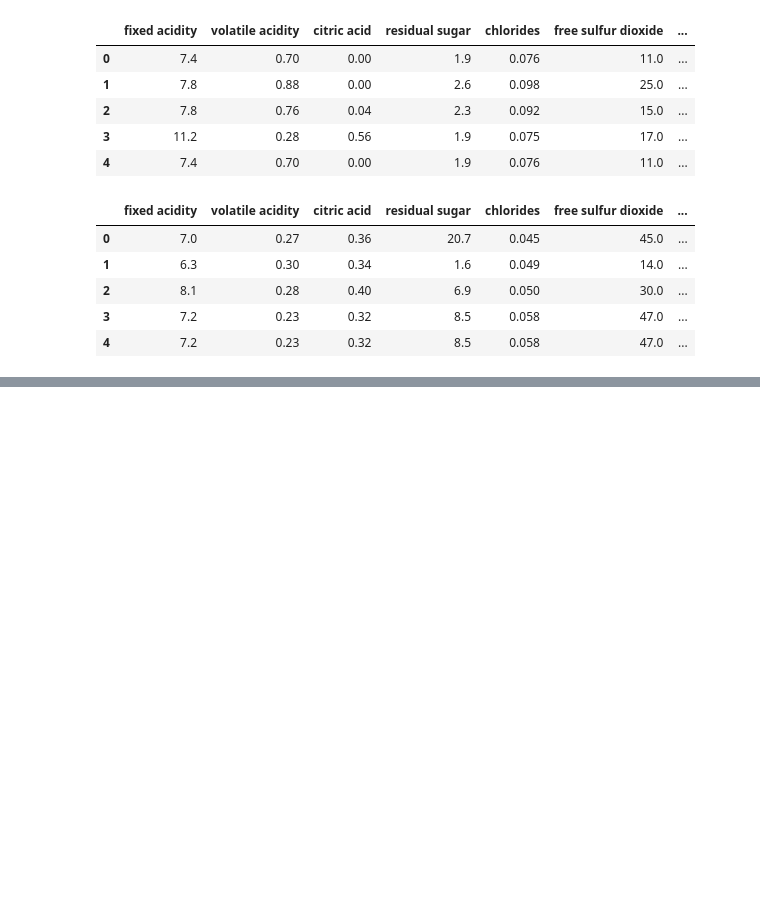
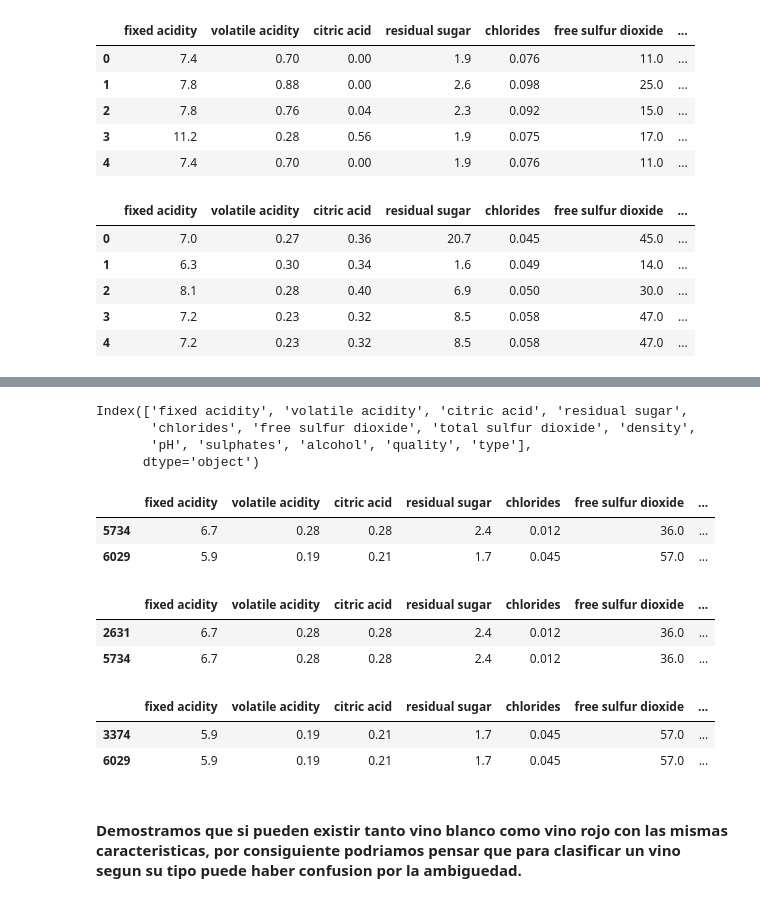
Before and after one commit to 16danielvm/Wine_Classification, a Jupyter notebook: EDAwines.ipynb, the cells around one changed output, grey strips where cells are left out. Drawn from its saved outputs; the diff is of its cells as text; code cells hidden in the pictures; blank space fills up the shorter version.

```diff
--- a/EDAwines.ipynb
+++ b/EDAwines.ipynb
@@ -35,0 +153,2 @@ Dimesiones del dataset de vino blanco:  (4898, 12)
+# %%
+df_wines = df_wines.drop_duplicates(keep='first')
@@ -35,0 +163,29 @@ Dimesiones del dataset de vino blanco:  (4898, 12)
+# %%
+df_wines.columns
+# %% [output]
+Index(['fixed acidity', 'volatile acidity', 'citric acid', 'residual sugar',
+       'chlorides', 'free sulfur dioxide', 'total sulfur dioxide', 'density',
+       'pH', 'sulphates', 'alcohol', 'quality', 'type'],
+      dtype='object')
+# %%
+df_wines[df_wines.duplicated(subset=['fixed acidity', 'volatile acidity', 'citric acid', 'residual sugar',
+       'chlorides', 'free sulfur dioxide', 'total sulfur dioxide', 'density',
+       'pH', 'sulphates', 'alcohol', 'quality'])]
+# %% [output]
+|  | fixed acidity | volatile acidity | citric acid | residual sugar | chlorides | free sulfur dioxide | ... |
+| 5734 | 6.7 | 0.28 | 0.28 | 2.4 | 0.012 | 36.0 | ... |
+| 6029 | 5.9 | 0.19 | 0.21 | 1.7 | 0.045 | 57.0 | ... |
+# %%
+df_wines[(df_wines['fixed acidity'] == 6.7) & (df_wines['volatile acidity'] == 0.28) & (df_wines['citric acid'] == 0.28) & (df_wines['residual sugar'] == 2.4) & (df_wines['chlorides'] == 0.012) & (df_wines['free sulfur dioxide'] == 36.0) & (df_wines['total sulfur dioxide'] == 100.0) & (df_wines['density'] == 0.99064 ) & (df_wines['pH'] == 3.26) & (df_wines['sulphates'] == 0.39) & (df_wines['alcohol'] == 11.7) & (df_wines['quality'] == 7)]
+# %% [output]
+|  | fixed acidity | volatile acidity | citric acid | residual sugar | chlorides | free sulfur dioxide | ... |
+| 2631 | 6.7 | 0.28 | 0.28 | 2.4 | 0.012 | 36.0 | ... |
+| 5734 | 6.7 | 0.28 | 0.28 | 2.4 | 0.012 | 36.0 | ... |
+# %%
+df_wines[(df_wines['fixed acidity'] == 5.9) & (df_wines['volatile acidity'] == 0.19) & (df_wines['citric acid'] == 0.21) & (df_wines['residual sugar'] == 1.7) & (df_wines['chlorides'] == 0.045) & (df_wines['free sulfur dioxide'] == 57.0) & (df_wines['total sulfur dioxide'] == 135.0) & (df_wines['density'] == 0.99341 ) & (df_wines['pH'] == 3.32) & (df_wines['sulphates'] == 0.44) & (df_wines['alcohol'] == 9.5) & (df_wines['quality'] == 5)]
+# %% [output]
+|  | fixed acidity | volatile acidity | citric acid | residual sugar | chlorides | free sulfur dioxide | ... |
+| 3374 | 5.9 | 0.19 | 0.21 | 1.7 | 0.045 | 57.0 | ... |
+| 6029 | 5.9 | 0.19 | 0.21 | 1.7 | 0.045 | 57.0 | ... |
+# %% [markdown]
+#### Demostramos que si pueden existir tanto vino blanco como vino rojo con las mismas caracteristicas, por consiguiente podriamos pensar que para clasificar un vino segun su tipo puede haber confusion por la ambiguedad.
```
Also changed, not shown: parts of 20 cells of this notebook.
